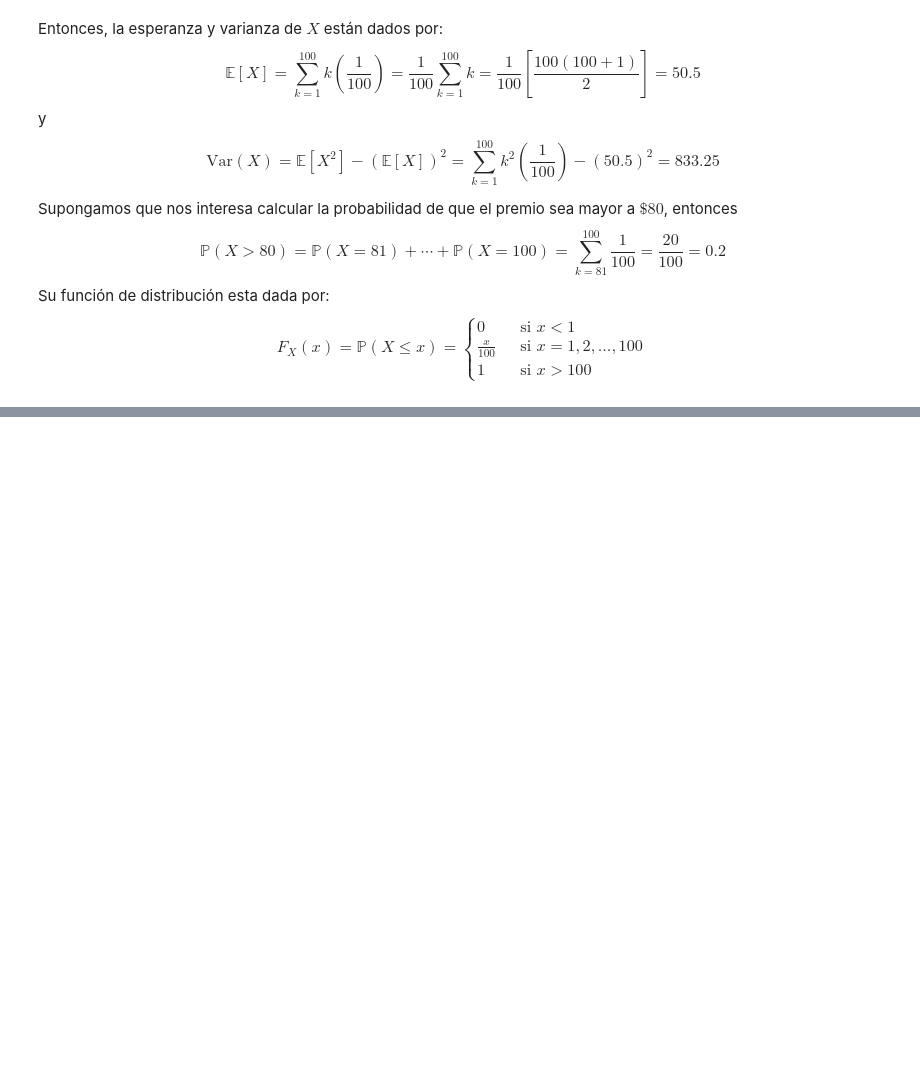
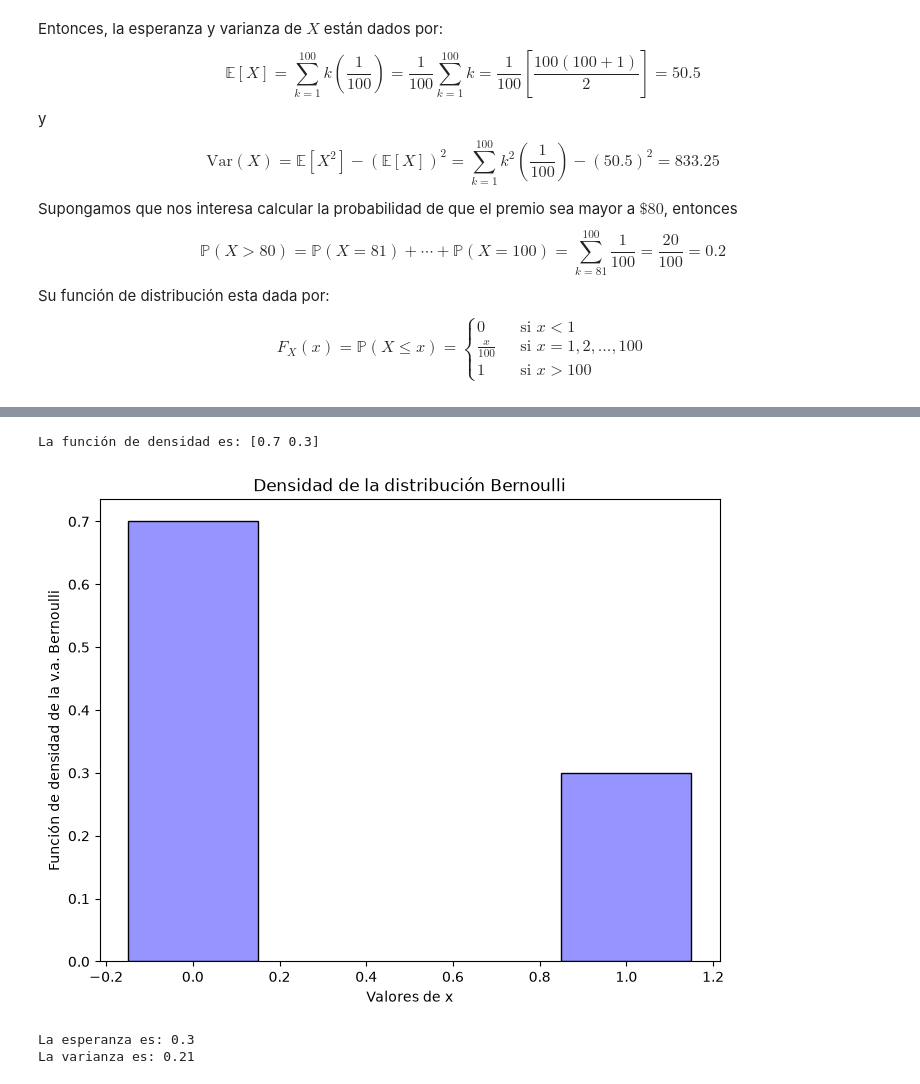
Before and after one commit to dianacondemp-1301/Modulo_ll_Mod_estadisticos, a Jupyter notebook: Variables_aleatorias.ipynb, the cells around one changed output, grey strips where cells are left out. Drawn from its saved outputs; the diff is of its cells as text; code cells hidden in the pictures; blank space fills up the shorter version.

```diff
--- a/Variables_aleatorias.ipynb
+++ b/Variables_aleatorias.ipynb
@@ -344,0 +389,28 @@ plt.show()
+# %%
+#Grafica de la densidad Bernoulli
+#Definir mi probabilidad de éxito
+p = 0.3
+#defino los posibles valores de la v.a.
+x=[0, 1]
+#Funcion de masa
+pmf_ber=bernoulli.pmf(x, p)
+print("La función de densidad es:", pmf_ber)
+# %% [output]
+La función de densidad es: [0.7 0.3]
+# %%
+plt.figure(figsize=(8, 6))
+plt.bar(x, pmf_ber, width=0.3, color='#9694FF', edgecolor='k')
+plt.xlabel('Valores de x')
+plt.ylabel('Función de densidad de la v.a. Bernoulli')
+plt.title('Densidad de la distribución Bernoulli')
+plt.show()
+# %% [output]
+[figure, added]
+# %%
+media= bernoulli.mean(p)
+varianza= bernoulli.var(p)
+print("La esperanza es:", media)
+print("La varianza es:", varianza)
+# %% [output]
+La esperanza es: 0.3
+La varianza es: 0.21
```
Also changed, not shown: parts of 11 cells of this notebook.
